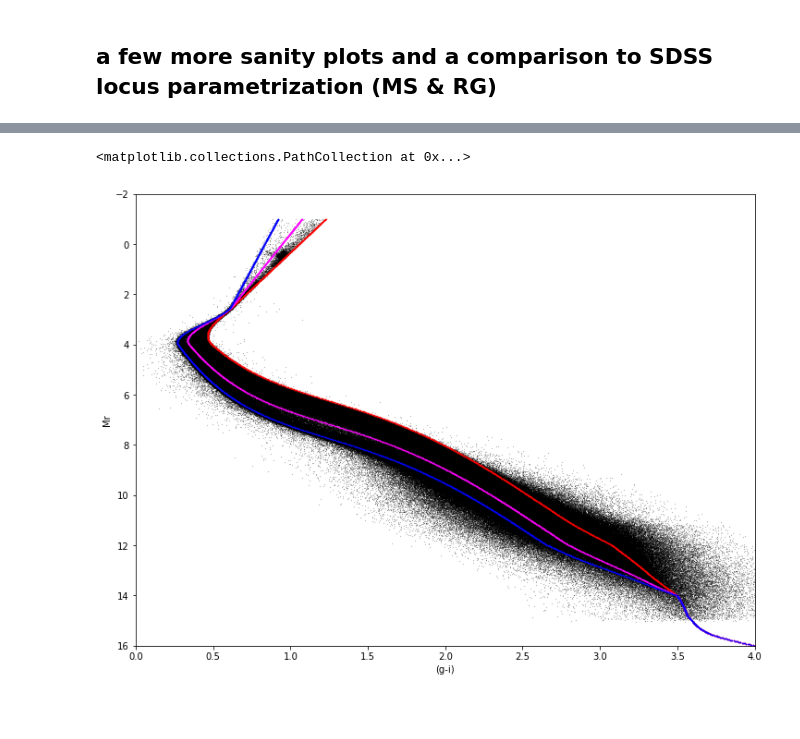
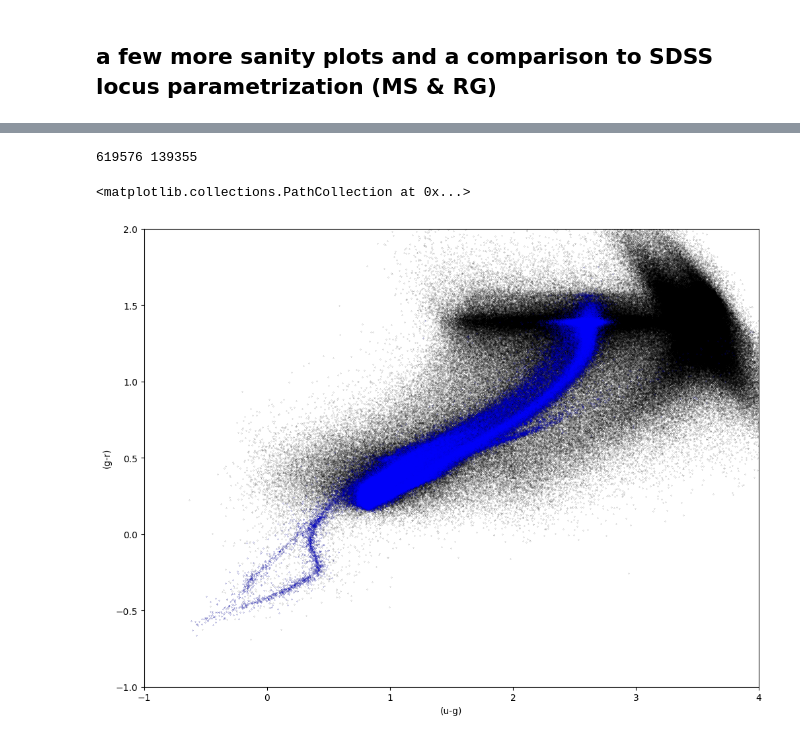
Before and after one commit to labastro-rbi/photoD, a Jupyter notebook: notebooks/makeSimCatalog.ipynb, the cells around one changed output, grey strips where cells are left out. Cells and saved outputs as stored; diff of their text form; code cells hidden in the pictures; blank space fills up the shorter version.

```diff
--- a/notebooks/makeSimCatalog.ipynb
+++ b/notebooks/makeSimCatalog.ipynb
@@ -191,0 +245,3 @@ tGoodOK['giSL0'] = tGoodOK['grSL0'] + tGoodOK['riSL0']
+# %%
+## merge MSRG and WD catalogs
+tGoodOK =  vstack([tGoodMSRG, catWD])
@@ -204,6 +280,8 @@ tGoodOK['izSL'] = tGoodOK['izSL0'] + tGoodOK['Ai'] - tGoodOK['Az']
 # %%
 # LSST-motivated faint limit for the output catalog (removes faint stars, ~28%)
 rmagMax = 26.0
-tGood4sims = tGoodOK[(tGoodOK['giSL0']>giMin)&(tGoodOK['giSL0']<giMax)&(tGoodOK['ugSL0']>-1)&(tGoodOK['rmagTLorig']<rmagMax)]
+giMin = -1.0
+giMax = 5.0
+tGood4sims = tGoodOK[(tGoodOK['giSL0']>giMin)&(tGoodOK['giSL0']<giMax)&(tGoodOK['ugSL0']>-1)&(tGoodOK['rmagTL']<rmagMax)]
 print(np.size(tGood4sims), np.size(tGood4sims)/np.size(tGoodOK))
 # %% [output]
@@ -214,7 +292,7 @@ print(np.size(tGood4sims), np.size(tGood4sims)/np.size(tGoodOK))
 #      while colors/magnitudes without "0" include dust reddening
 #      tGood4sims['rmag'] comes directly from TRILEGAL (and it includes dust extinction)
 # other magnitudes with ISM extinction accounted for
-tGood4sims['rmagSL'] = tGood4sims['rmagTLorig']
+tGood4sims['rmagSL'] = tGood4sims['rmagTL']
 tGood4sims['gmagSL'] = tGood4sims['rmagSL'] + tGood4sims['grSL']
 tGood4sims['umagSL'] = tGood4sims['gmagSL'] + tGood4sims['ugSL']
 tGood4sims['imagSL'] = tGood4sims['rmagSL'] - tGood4sims['riSL']
@@ -311,0 +418,5 @@ iz -1.2052435058999505e-05 0.03352378549082792 -0.0014754109157457355 0.99944790
+# %%
+tGood4simsBu = tGood4sims[tGood4sims['umagObs']<25]
+print(len(tGood4sims), len(tGood4simsBu))
+# %% [output]
+619576 139355
@@ -312,21 +453,18 @@ iz -1.2052435058999505e-05 0.03352378549082792 -0.0014754109157457355 0.99944790
 # %%
 ## last test before making output file...
 fig,ax = plt.subplots(1,1,figsize=(12,9))
 
-ax.set_xlim(0.0,4)
-ax.set_ylim(16,-2)
+ax.set_xlim(-1.0,4.0)
+ax.set_ylim(-1,2.0)
 
-ax.set_xlabel('(g-i)')
-ax.set_ylabel('Mr')
+ax.set_xlabel('(u-g)')
+ax.set_ylabel('(g-r)')
 
-ax.scatter(tGood4sims['giObs0'], tGood4sims['Mr'], s=0.01, c='black')
-#ax.scatter(tGood4sims['giObs'], tGood4sims['Mr'], s=0.01, c='cyan')
+ax.scatter(tGood4sims['ugObs0'], tGood4sims['grObs0'], s=0.01, c='black')
 
-ax.scatter(LSSTlocus0['gi'], LSSTlocus0['Mr'], s=0.3, c='red')
-ax.scatter(LSSTlocus1['gi'], LSSTlocus1['Mr'], s=0.3, c='magenta')
-ax.scatter(LSSTlocus2['gi'], LSSTlocus2['Mr'], s=0.3, c='blue')
+ax.scatter(tGood4simsBu['ugObs0'], tGood4simsBu['grObs0'], s=0.01, c='blue')
 # %% [output]
 <matplotlib.collections.PathCollection at 0x...>
-[figure, old version]
+[figure, new version]
 # %%
 ## 6) store in a data file
```
Also changed, not shown: parts of 50 cells of this notebook.
